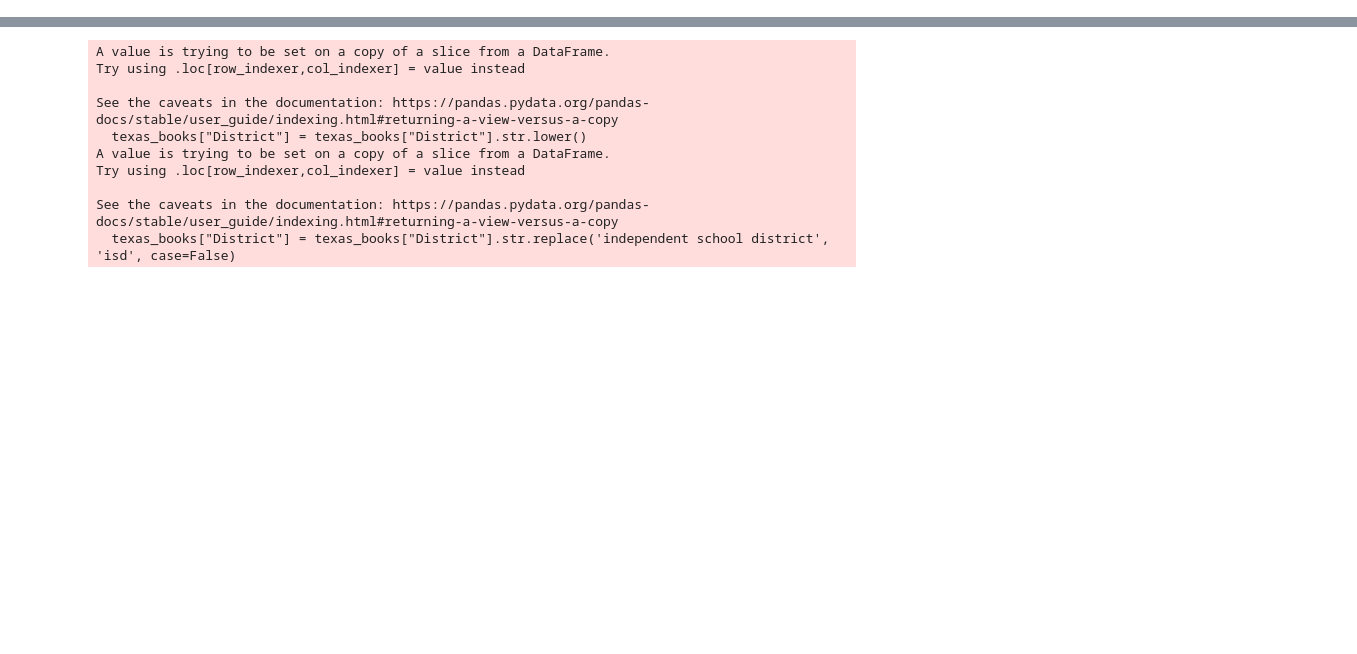
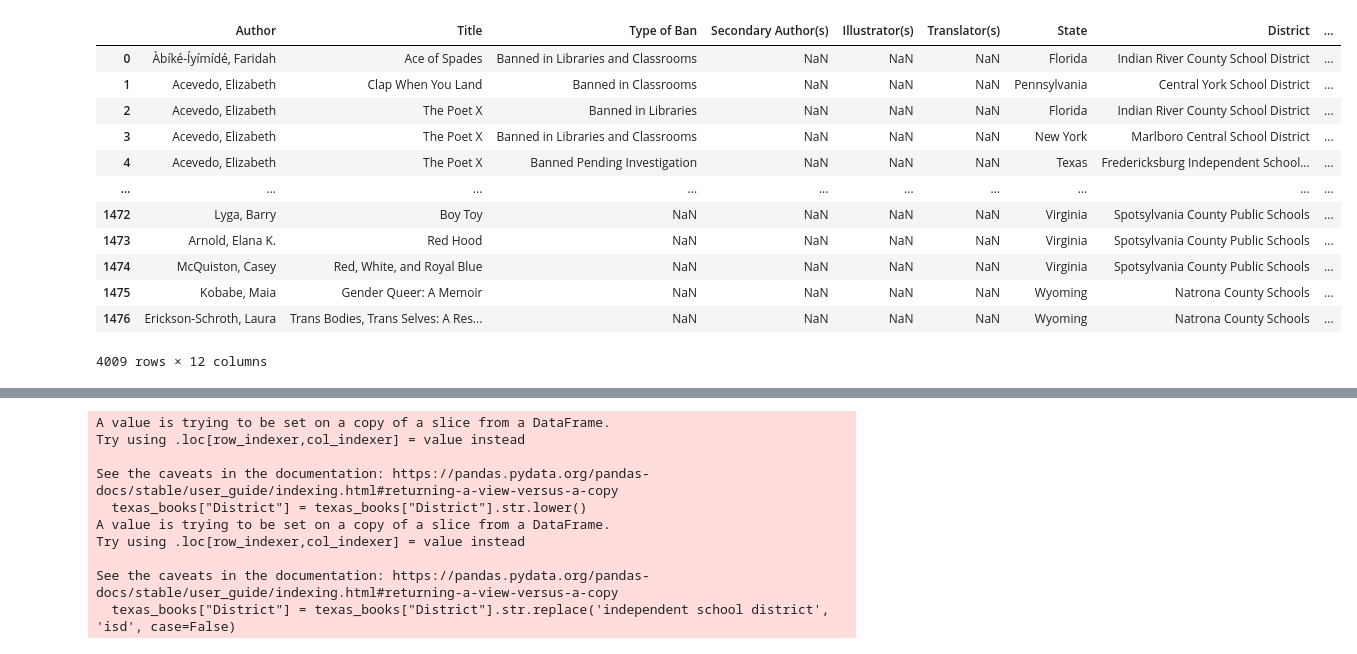
Before and after one commit to sanions/bookbans, a Jupyter notebook: texas_map.ipynb, the cells around one changed output, grey strips where cells are left out. Saved outputs shown, nothing was run; the diff lists cells and outputs as text; code cells hidden in the pictures; blank space fills up the shorter version.

```diff
--- a/texas_map.ipynb
+++ b/texas_map.ipynb
@@ -12,3 +15,19 @@ lea = pd.read_csv("lea_characteristics.csv", sep=",")
 df_school_yr_1 = pd.read_csv("PEN_July_1_2021_June_30_2022.csv", sep=",")
 df_school_yr_2 = pd.read_csv("PEN_July_1_2022_December_31_2022.csv", sep=",")
 books = df_school_yr_1.append(df_school_yr_2)
+# %%
+books
+# %% [output]
+|  | Author | Title | Type of Ban | Secondary Author(s) | Illustrator(s) | Translator(s) | State | District | ... |
+| 0 | Àbíké-Íyímídé, Faridah | Ace of Spades | Banned in Libraries and Classrooms | NaN | NaN | NaN | Florida | Indian River County School District | ... |
+| 1 | Acevedo, Elizabeth | Clap When You Land | Banned in Classrooms | NaN | NaN | NaN | Pennsylvania | Central York School District | ... |
+| 2 | Acevedo, Elizabeth | The Poet X | Banned in Libraries | NaN | NaN | NaN | Florida | Indian River County School District | ... |
+| 3 | Acevedo, Elizabeth | The Poet X | Banned in Libraries and Classrooms | NaN | NaN | NaN | New York | Marlboro Central School District | ... |
+| 4 | Acevedo, Elizabeth | The Poet X | Banned Pending Investigation | NaN | NaN | NaN | Texas | Fredericksburg Independent School... | ... |
+| ... | ... | ... | ... | ... | ... | ... | ... | ... | ... |
+| 1472 | Lyga, Barry | Boy Toy | NaN | NaN | NaN | NaN | Virginia | Spotsylvania County Public Schools | ... |
+| 1473 | Arnold, Elana K. | Red Hood | NaN | NaN | NaN | NaN | Virginia | Spotsylvania County Public Schools | ... |
+| 1474 | McQuiston, Casey | Red, White, and Royal Blue | NaN | NaN | NaN | NaN | Virginia | Spotsylvania County Public Schools | ... |
+| 1475 | Kobabe, Maia | Gender Queer: A Memoir | NaN | NaN | NaN | NaN | Wyoming | Natrona County Schools | ... |
+| 1476 | Erickson-Schroth, Laura | Trans Bodies, Trans Selves: A Res... | NaN | NaN | NaN | NaN | Wyoming | Natrona County Schools | ... |
+4009 rows × 12 columns
```
Also changed, not shown: parts of 7 cells of this notebook.
